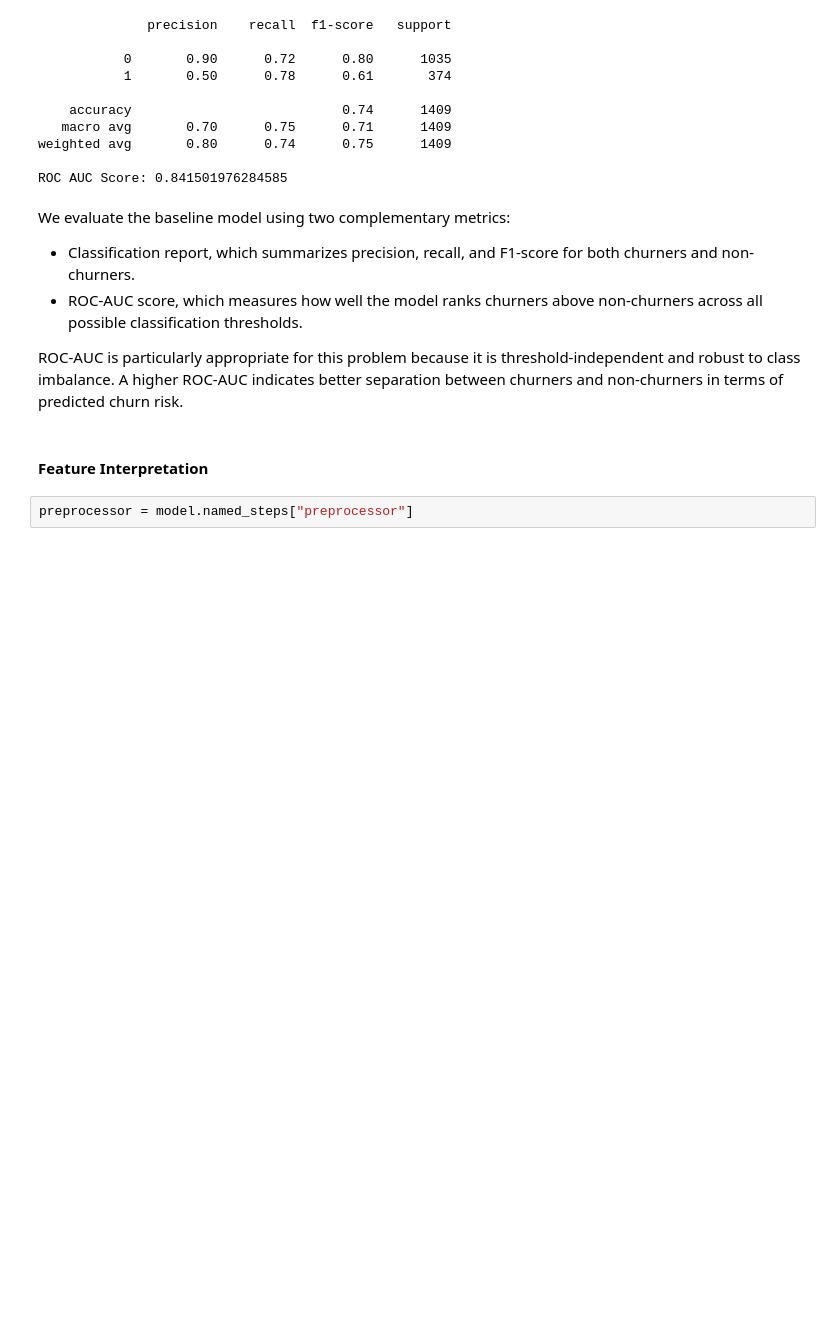
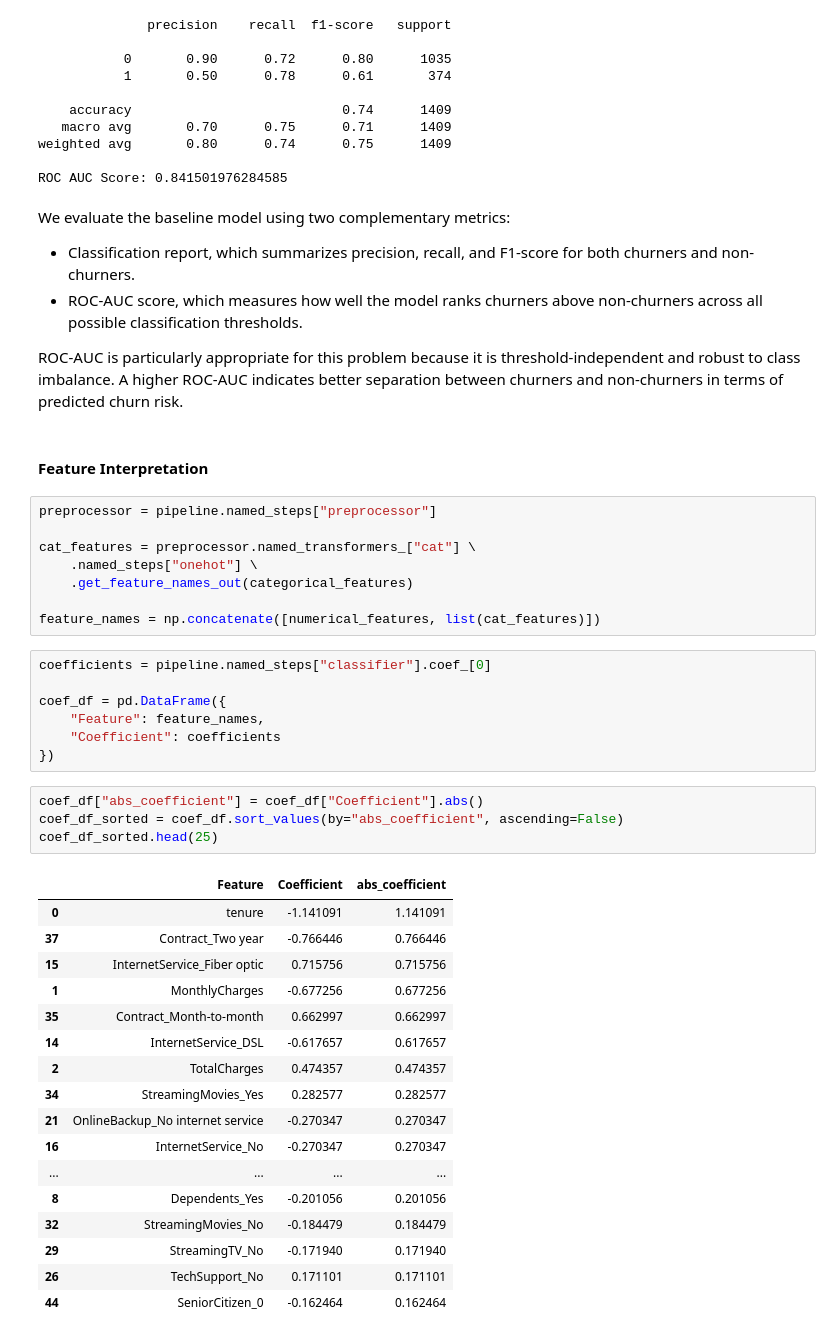
Before and after one commit to AvanishRawat/ml-churn-prediction, a Jupyter notebook: notebooks/02_preprocessing_and_baselines.ipynb, the cells around one changed output. Cells and saved outputs as stored; diff of their text form; blank space fills up the shorter version.

Commit message:
Finished Classification of LogisticRegression model

```diff
--- a/notebooks/02_preprocessing_and_baselines.ipynb
+++ b/notebooks/02_preprocessing_and_baselines.ipynb
@@ -181,4 +198,39 @@ ROC-AUC is particularly appropriate for this problem because it is threshold-ind
 # %% [markdown]
 #### Feature Interpretation
 # %%
-preprocessor = model.named_steps["preprocessor"]
+preprocessor = pipeline.named_steps["preprocessor"]
+
+cat_features = preprocessor.named_transformers_["cat"] \
+    .named_steps["onehot"] \
+    .get_feature_names_out(categorical_features)
+
+feature_names = np.concatenate([numerical_features, list(cat_features)])
+# %%
+coefficients = pipeline.named_steps["classifier"].coef_[0]
+
+coef_df = pd.DataFrame({
+    "Feature": feature_names,
+    "Coefficient": coefficients
+})
+# %%
+coef_df["abs_coefficient"] = coef_df["Coefficient"].abs()
+coef_df_sorted = coef_df.sort_values(by="abs_coefficient", ascending=False)
+coef_df_sorted.head(25)
+# %% [output]
+|  | Feature | Coefficient | abs_coefficient |
+| 0 | tenure | -1.141091 | 1.141091 |
+| 37 | Contract_Two year | -0.766446 | 0.766446 |
+| 15 | InternetService_Fiber optic | 0.715756 | 0.715756 |
+| 1 | MonthlyCharges | -0.677256 | 0.677256 |
+| 35 | Contract_Month-to-month | 0.662997 | 0.662997 |
+| 14 | InternetService_DSL | -0.617657 | 0.617657 |
+| 2 | TotalCharges | 0.474357 | 0.474357 |
+| 34 | StreamingMovies_Yes | 0.282577 | 0.282577 |
+| 21 | OnlineBackup_No internet service | -0.270347 | 0.270347 |
+| 16 | InternetService_No | -0.270347 | 0.270347 |
+| ... | ... | ... | ... |
+| 8 | Dependents_Yes | -0.201056 | 0.201056 |
+| 32 | StreamingMovies_No | -0.184479 | 0.184479 |
+| 29 | StreamingTV_No | -0.171940 | 0.171940 |
+| 26 | TechSupport_No | 0.171101 | 0.171101 |
+| 44 | SeniorCitizen_0 | -0.162464 | 0.162464 |
```
Also changed, not shown: parts of 3 cells of this notebook.
